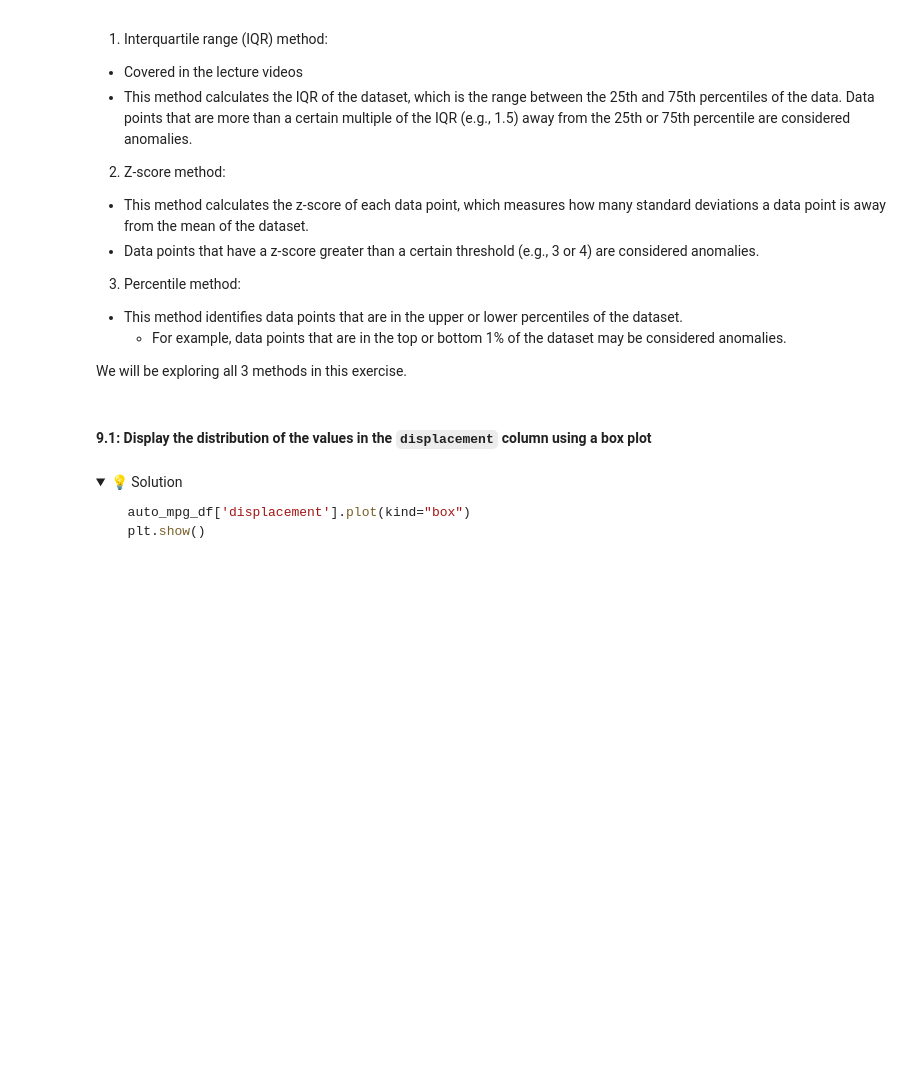
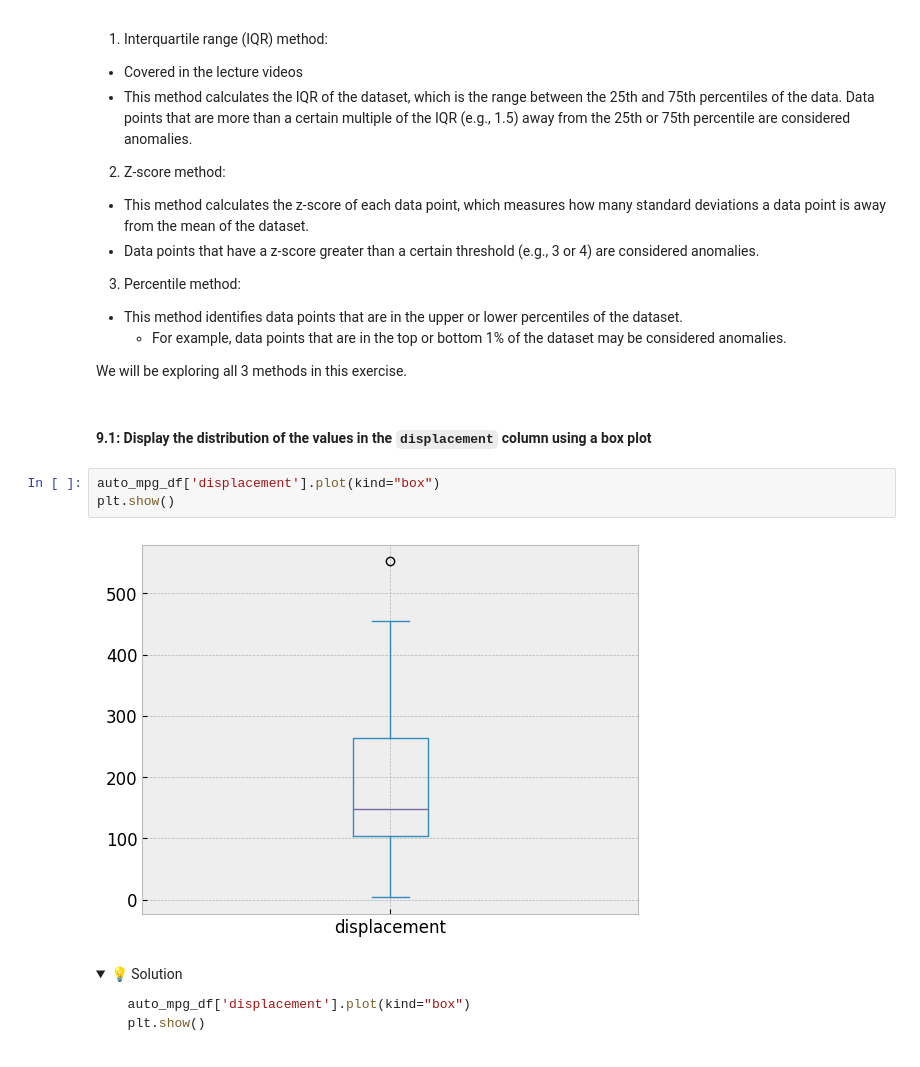
Before and after one commit to IT4063-Spring2025/exploratory-data-analysis-BeccaCordray, a Jupyter notebook: notebook.ipynb, the cells around one changed output. Cells and saved outputs as stored; diff of their text form; folded sections open; blank space fills up the shorter version.

```diff
--- a/notebook.ipynb
+++ b/notebook.ipynb
@@ -626,6 +626,11 @@ There are many statistical methods to detect outliers in a dataset.
 We will be exploring all 3 methods in this exercise.
 # %% [markdown]
 #### 9.1: Display the distribution of the values in the `displacement` column using a box plot
+# %%
+auto_mpg_df['displacement'].plot(kind="box")
+plt.show()
+# %% [output]
+[figure, added]
 # %% [markdown]
 <details>
   <summary>💡 Solution</summary>
```
Also changed, not shown: parts of 11 cells of this notebook.
